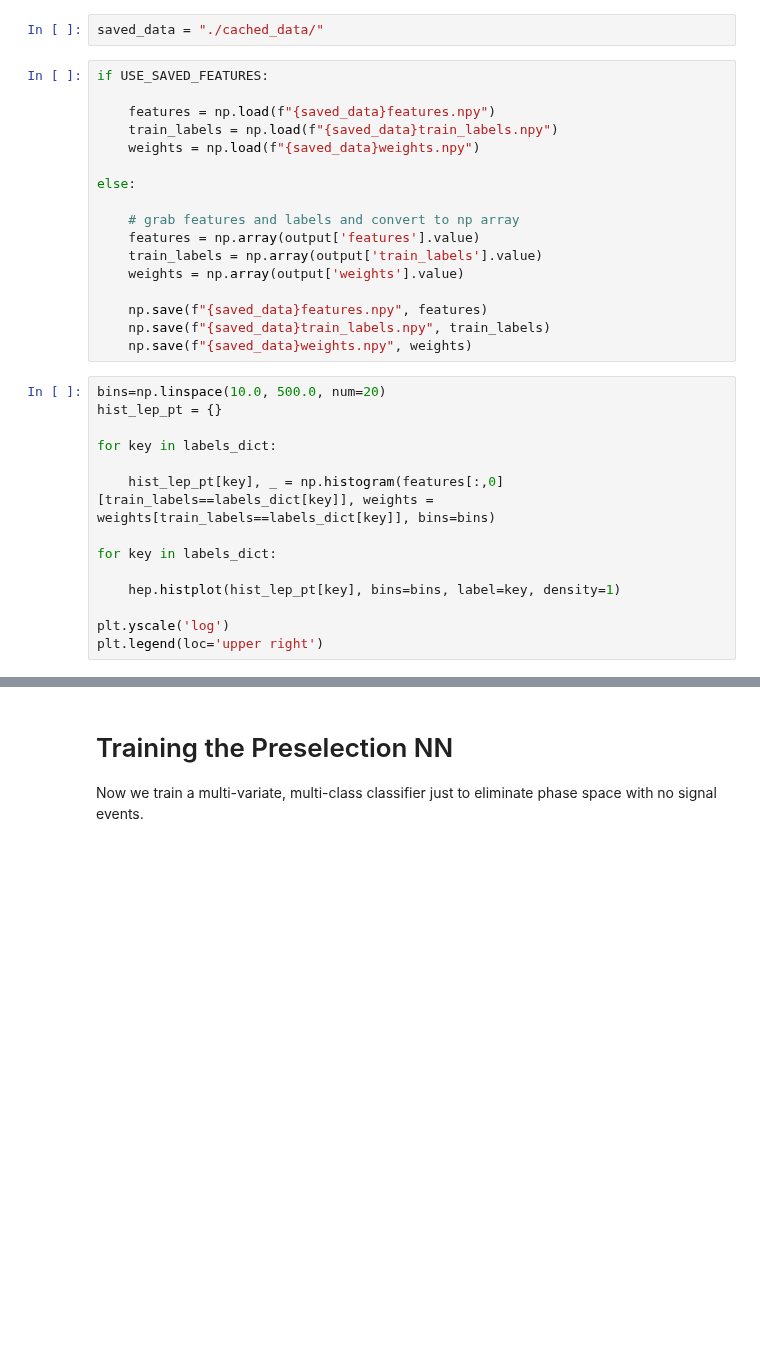
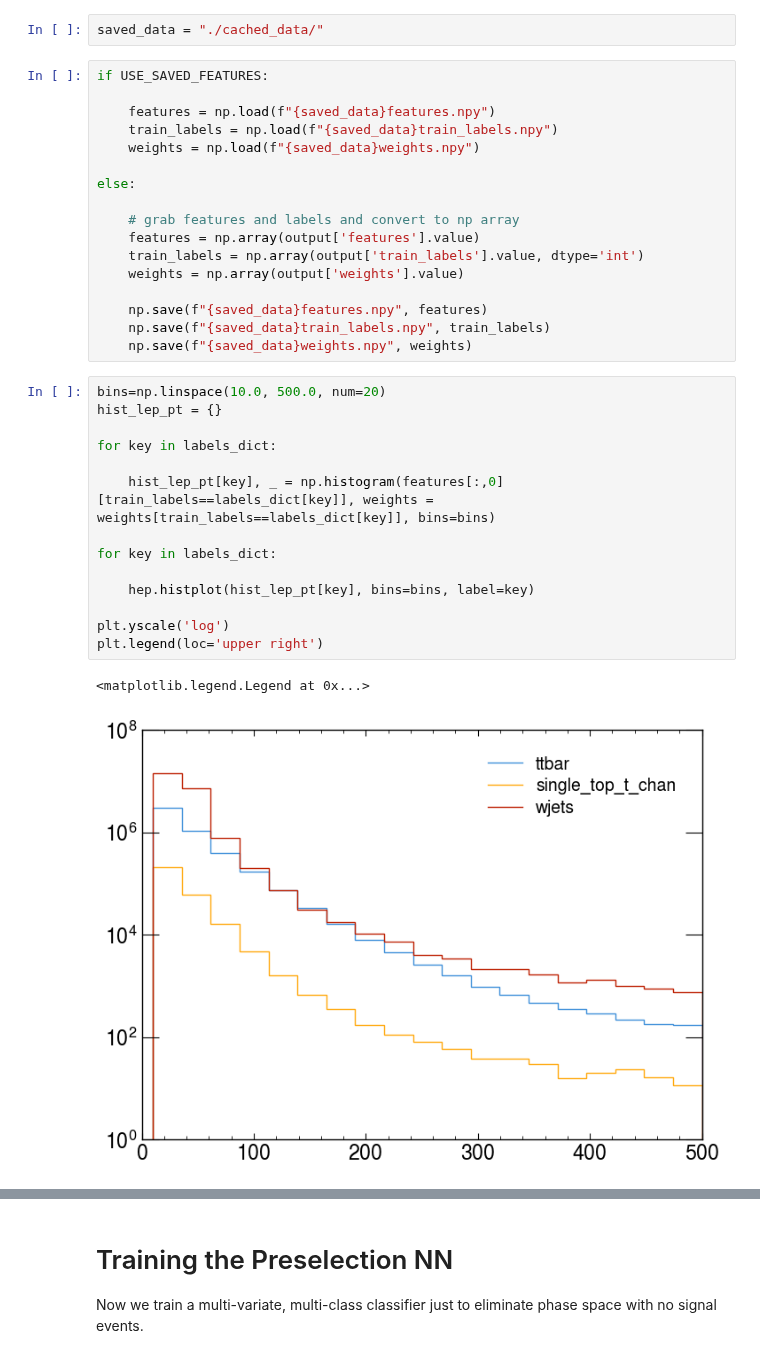
Before and after one commit to Ragansu/NSBI-workflow-tutorial, a Jupyter notebook: Data_Preprocessing.ipynb, the cells around one changed output, grey strips where cells are left out. Saved outputs shown, nothing was run; the diff lists cells and outputs as text; blank space fills up the shorter version.

```diff
--- a/Data_Preprocessing.ipynb
+++ b/Data_Preprocessing.ipynb
@@ -190,7 +192,7 @@ else:
 
     # grab features and labels and convert to np array
     features = np.array(output['features'].value)
-    train_labels = np.array(output['train_labels'].value)
+    train_labels = np.array(output['train_labels'].value, dtype='int')
     weights = np.array(output['weights'].value)
 
     np.save(f"{saved_data}features.npy", features)
@@ -199,17 +201,20 @@ else:
 # %%
 bins=np.linspace(10.0, 500.0, num=20)
 hist_lep_pt = {}
 
 for key in labels_dict:
 
     hist_lep_pt[key], _ = np.histogram(features[:,0][train_labels==labels_dict[key]], weights = weights[train_labels==labels_dict[key]], bins=bins)
 
 for key in labels_dict:
 
-    hep.histplot(hist_lep_pt[key], bins=bins, label=key, density=1)
+    hep.histplot(hist_lep_pt[key], bins=bins, label=key)
 
 plt.yscale('log')
 plt.legend(loc='upper right')
+# %% [output]
+<matplotlib.legend.Legend at 0x...>
+[figure, added]
 # %%
 bins=np.linspace(-2.5, 2.5, num=20)
 hist_lep_eta = {}
```
Also changed, not shown: parts of 11 cells of this notebook, 1 other file.
